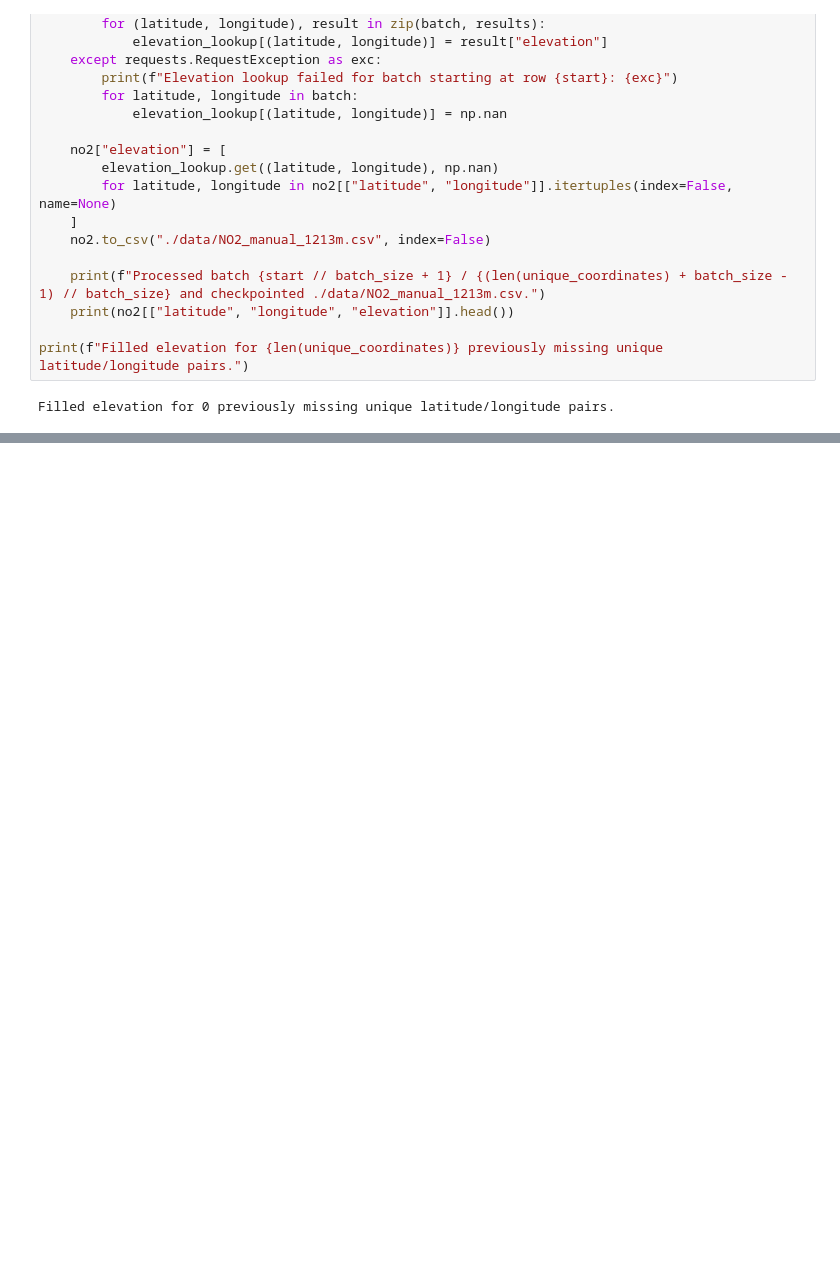
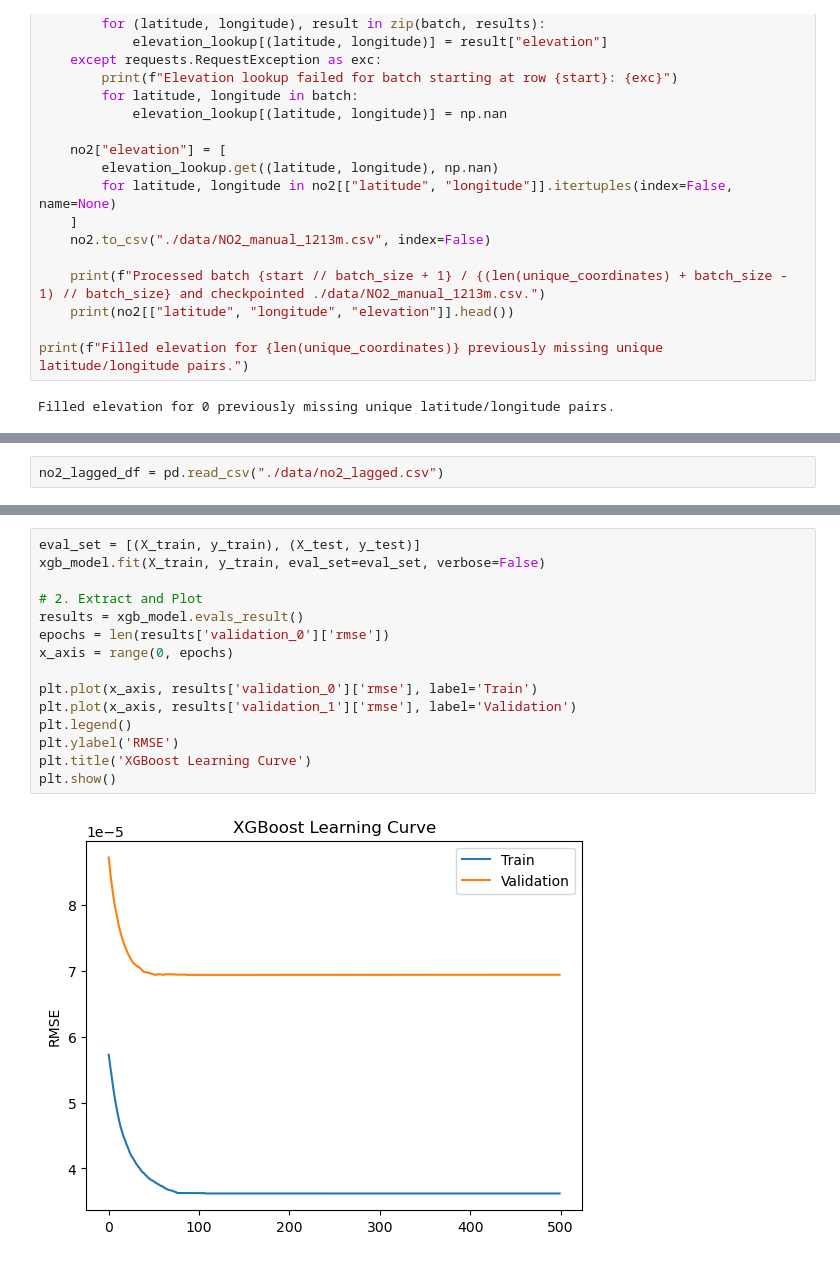
Before and after one commit to ArjSheth/ClimateConsciousImli, a Jupyter notebook: ml_stuff_finally.ipynb, the cells around one changed output, grey strips where cells are left out. Cells and saved outputs as stored; diff of their text form; blank space fills up the shorter version.

```diff
--- a/ml_stuff_finally.ipynb
+++ b/ml_stuff_finally.ipynb
@@ -150,0 +476,2 @@ print(len(unique_dates), "unique dates in the NO2 dataset.")
+# %%
+no2_lagged_df = pd.read_csv("./data/no2_lagged.csv")
@@ -150,0 +528,17 @@ print(len(unique_dates), "unique dates in the NO2 dataset.")
+# %%
+eval_set = [(X_train, y_train), (X_test, y_test)]
+xgb_model.fit(X_train, y_train, eval_set=eval_set, verbose=False)
+
+# 2. Extract and Plot
+results = xgb_model.evals_result()
+epochs = len(results['validation_0']['rmse'])
+x_axis = range(0, epochs)
+
+plt.plot(x_axis, results['validation_0']['rmse'], label='Train')
+plt.plot(x_axis, results['validation_1']['rmse'], label='Validation')
+plt.legend()
+plt.ylabel('RMSE')
+plt.title('XGBoost Learning Curve')
+plt.show()
+# %% [output]
+[figure, added]
```
Also changed, not shown: parts of 31 cells of this notebook.
